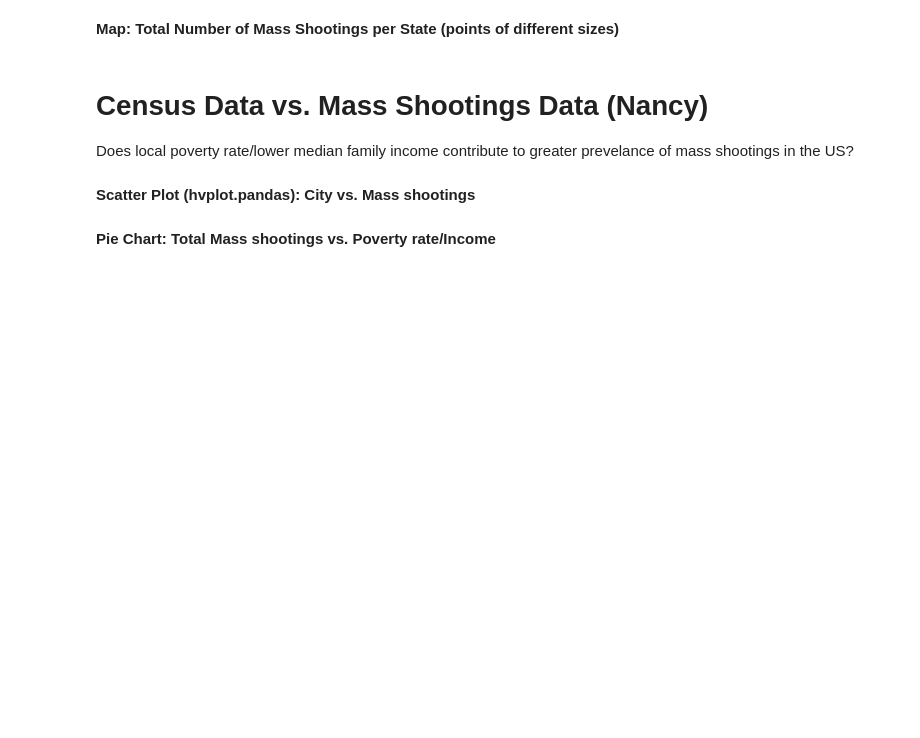
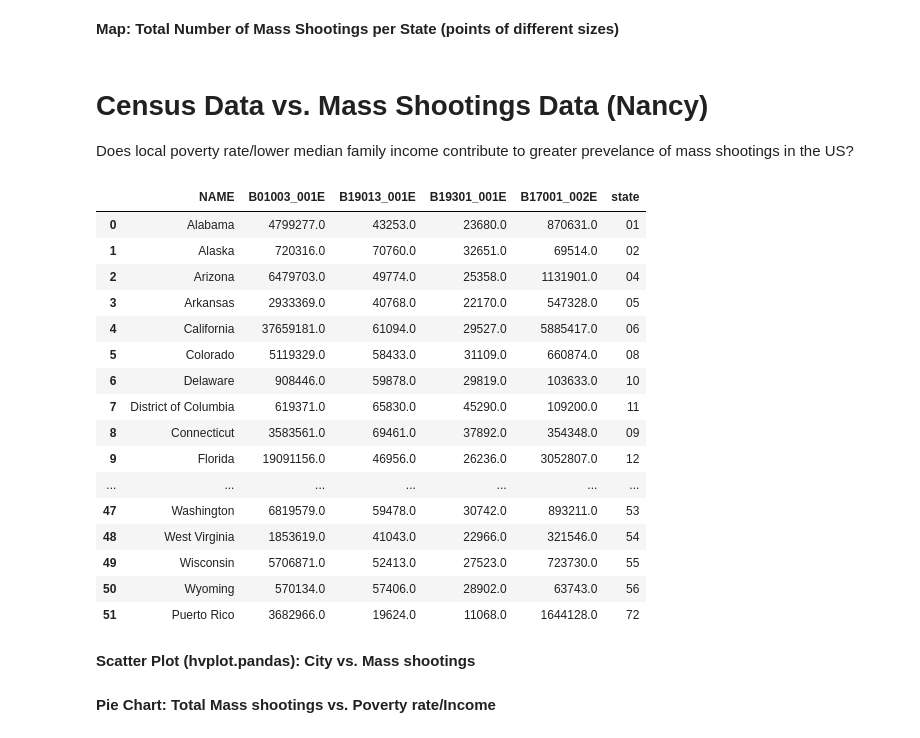
Before and after one commit to leah-apking/project1-mass-shootings, a Jupyter notebook: Project 1_instructions .ipynb, the cells around one changed output. Saved outputs shown, nothing was run; the diff lists cells and outputs as text; code cells hidden in the pictures; blank space fills up the shorter version.

Commit message:
Census data

```diff
--- a/Project 1_instructions .ipynb
+++ b/Project 1_instructions .ipynb
@@ -178,3 +204,43 @@ Does local poverty rate/lower median family income contribute to greater prevela
+# %%
+# API Call to get Cencus Data (population) by State
+census_population = Census(
+    api_key,
+    year = "2020"
+
+)
+
+census_data = c.acs5.get(
+    (
+        "NAME",
+        "B01003_001E",
+        "B19013_001E",
+        "B19301_001E",
+        "B17001_002E"
+    ),
+    {'for': 'state:*'}
+)
+
+# Convert to DataFrame
+census_pd = pd.DataFrame(census_data)
+census_pd
+# %% [output]
+|  | NAME | B01003_001E | B19013_001E | B19301_001E | B17001_002E | state |
+| 0 | Alabama | 4799277.0 | 43253.0 | 23680.0 | 870631.0 | 01 |
+| 1 | Alaska | 720316.0 | 70760.0 | 32651.0 | 69514.0 | 02 |
+| 2 | Arizona | 6479703.0 | 49774.0 | 25358.0 | 1131901.0 | 04 |
+| 3 | Arkansas | 2933369.0 | 40768.0 | 22170.0 | 547328.0 | 05 |
+| 4 | California | 37659181.0 | 61094.0 | 29527.0 | 5885417.0 | 06 |
+| 5 | Colorado | 5119329.0 | 58433.0 | 31109.0 | 660874.0 | 08 |
+| 6 | Delaware | 908446.0 | 59878.0 | 29819.0 | 103633.0 | 10 |
+| 7 | District of Columbia | 619371.0 | 65830.0 | 45290.0 | 109200.0 | 11 |
+| 8 | Connecticut | 3583561.0 | 69461.0 | 37892.0 | 354348.0 | 09 |
+| 9 | Florida | 19091156.0 | 46956.0 | 26236.0 | 3052807.0 | 12 |
+| ... | ... | ... | ... | ... | ... | ... |
+| 47 | Washington | 6819579.0 | 59478.0 | 30742.0 | 893211.0 | 53 |
+| 48 | West Virginia | 1853619.0 | 41043.0 | 22966.0 | 321546.0 | 54 |
+| 49 | Wisconsin | 5706871.0 | 52413.0 | 27523.0 | 723730.0 | 55 |
+| 50 | Wyoming | 570134.0 | 57406.0 | 28902.0 | 63743.0 | 56 |
+| 51 | Puerto Rico | 3682966.0 | 19624.0 | 11068.0 | 1644128.0 | 72 |
 # %%
 # Extract Poverty Rate
 # %%
```
Also changed, not shown: parts of 7 cells of this notebook, 1 other file.
